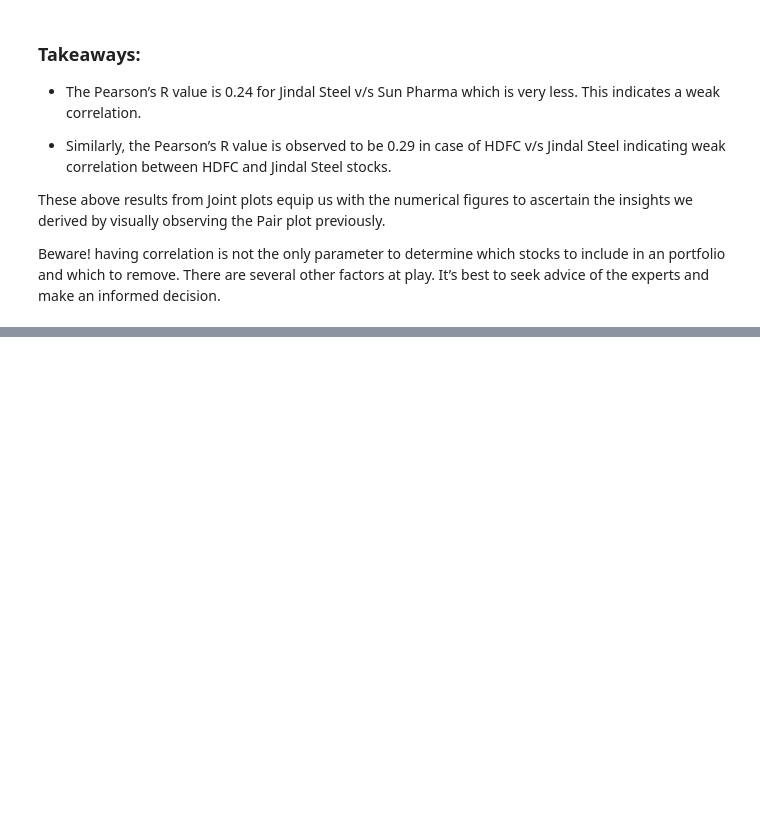
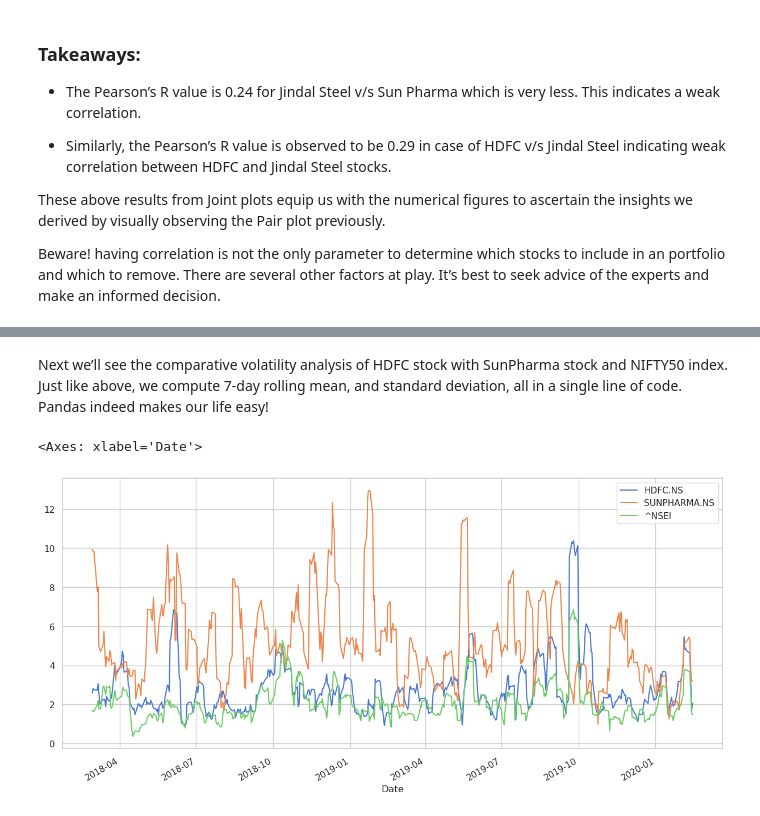
Before and after one commit to TurmaeUrsorum/belajar-piton, a Jupyter notebook: 23. Study Case : Finance/finance_study_case.ipynb, the cells around one changed output, grey strips where cells are left out. Cells and saved outputs as stored; diff of their text form; code cells hidden in the pictures; blank space fills up the shorter version.

```diff
--- a/23. Study Case : Finance/finance_study_case.ipynb
+++ b/23. Study Case : Finance/finance_study_case.ipynb
@@ -500,0 +513,8 @@ Beware! having correlation is not the only parameter to determine which stocks t
+# %% [markdown]
+Next we’ll see the comparative volatility analysis of HDFC stock with SunPharma stock and NIFTY50 index. Just like above, we compute 7-day rolling mean, and standard deviation, all in a single line of code. Pandas indeed makes our life easy!
+# %%
+volatility = pct_chg_df[['HDFC.NS', 'SUNPHARMA.NS', '^NSEI']].rolling(7).std()*np.sqrt(7)
+volatility.plot(figsize = (15, 7))
+# %% [output]
+<Axes: xlabel='Date'>
+[figure, added]
```
Also changed, not shown: parts of 2 cells of this notebook.
